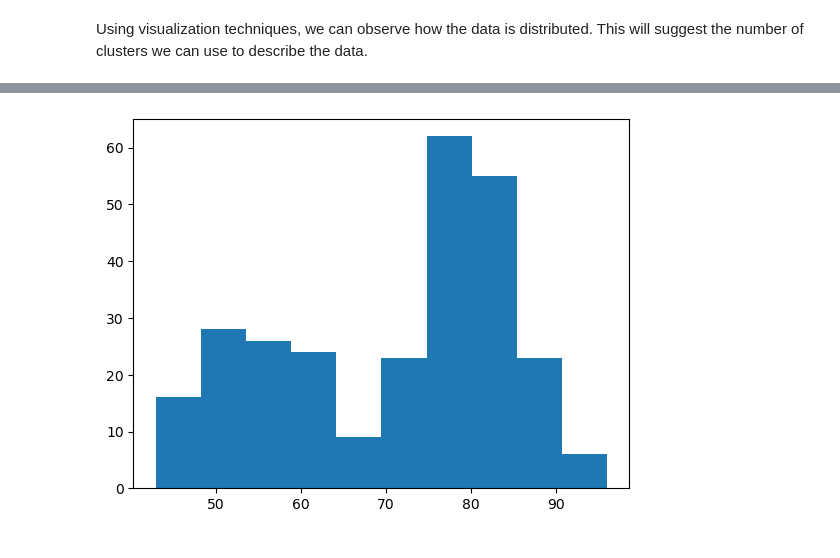
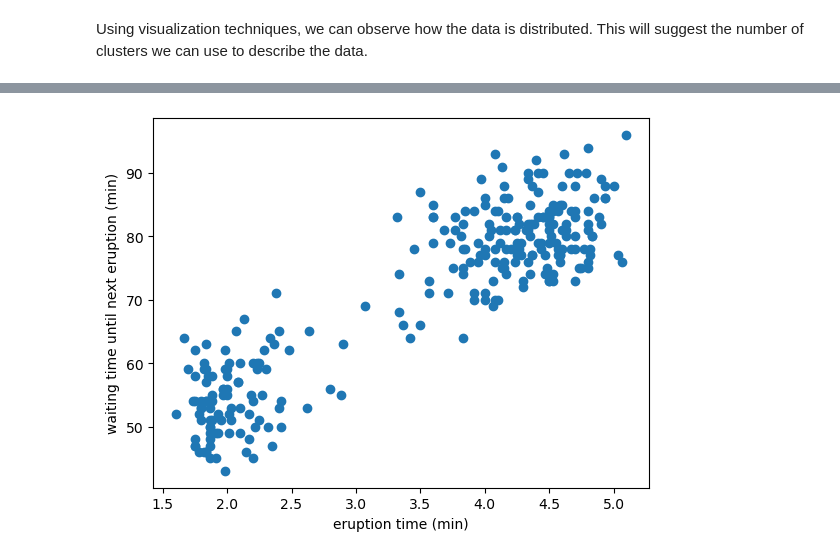
Before and after one commit to jkginfinite/teaching, a Jupyter notebook: Lectures/unsupervised_learning/GMM/GMM_notebook.ipynb, the cells around one changed output, grey strips where cells are left out. Cells and saved outputs as stored; diff of their text form; code cells hidden in the pictures.

```diff
--- a/Lectures/unsupervised_learning/GMM/GMM_notebook.ipynb
+++ b/Lectures/unsupervised_learning/GMM/GMM_notebook.ipynb
@@ -45,5 +62,7 @@ dual_plot('waiting')
 # %%
-plt.hist(data['waiting'])
+plt.scatter(data['eruptions'],data['waiting'])
+plt.xlabel('eruption time (min)')
+plt.ylabel('waiting time until next eruption (min)')
 plt.show()
 # %% [output]
-[figure, old version]
+[figure, new version]
```
Also changed, not shown: parts of 5 cells of this notebook, 1 other file.
